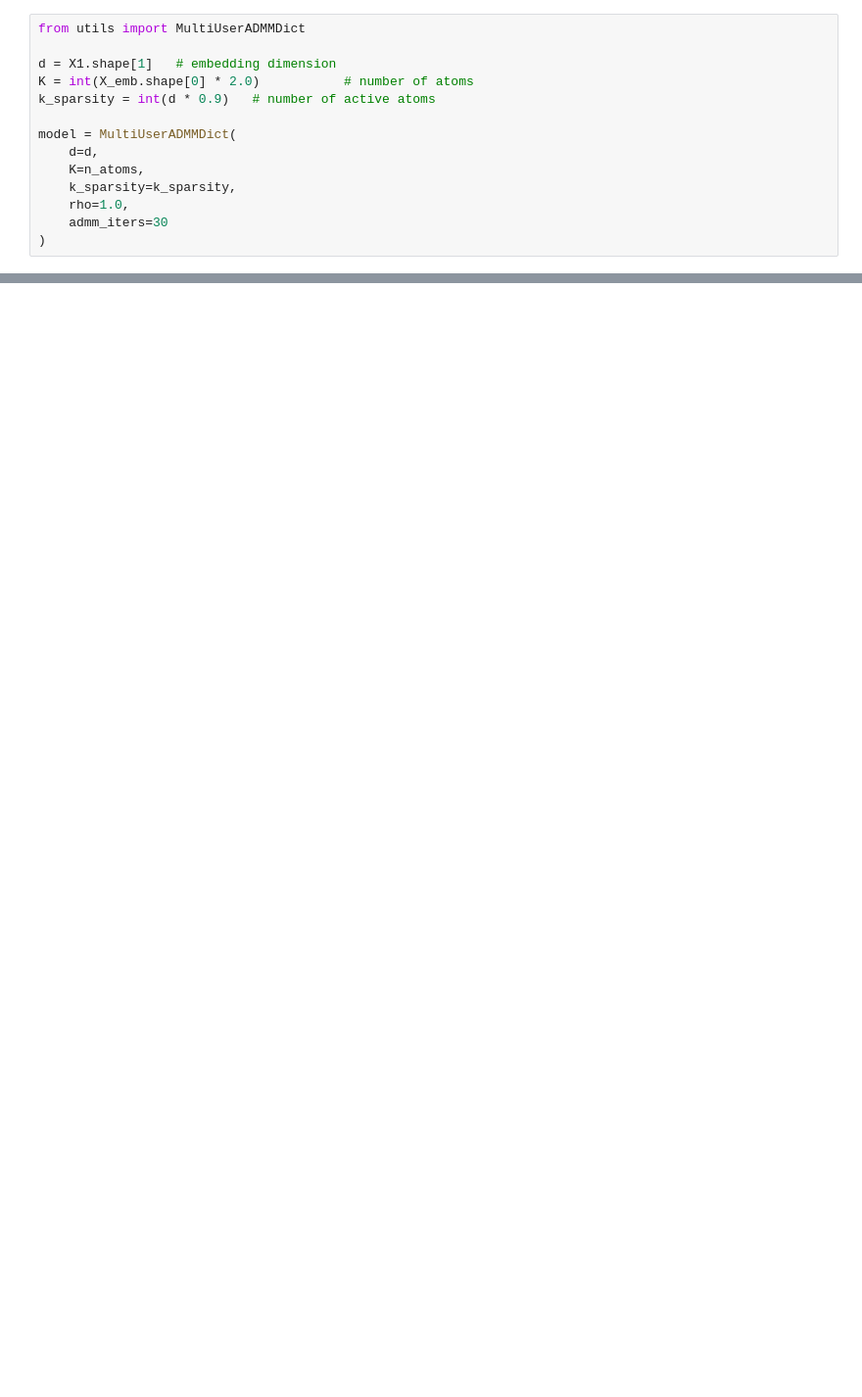
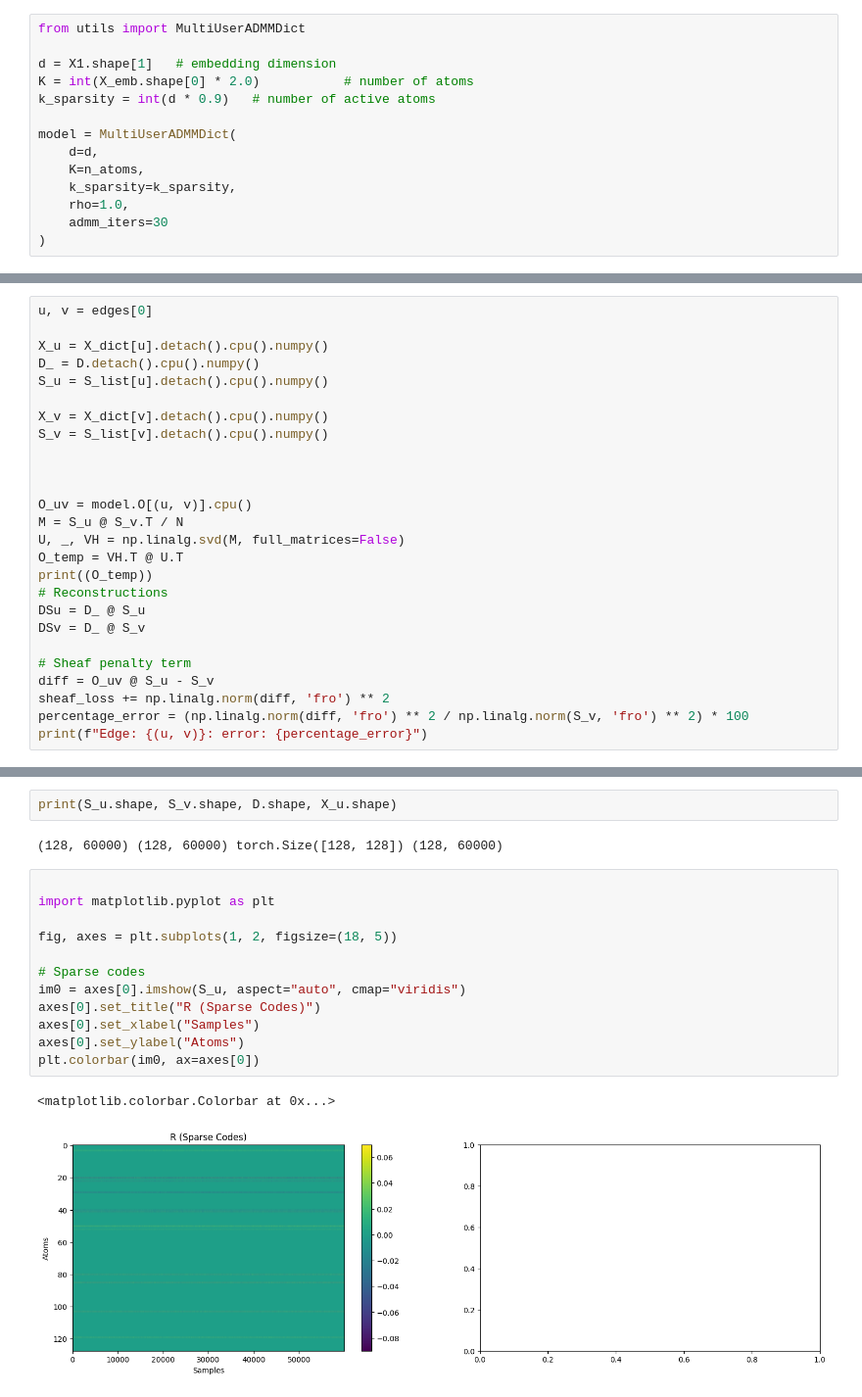
Before and after one commit to abdulmomen-ghalkha/SparseCoding, a Jupyter notebook: coding_note.ipynb, the cells around one changed output, grey strips where cells are left out. Shown at 98% size. Cells and saved outputs as stored; diff of their text form; blank space fills up the shorter version.

```diff
--- a/coding_note.ipynb
+++ b/coding_note.ipynb
@@ -390,0 +622,26 @@ Sparsity ratio: 0.0017
+# %%
+u, v = edges[0]
+
+X_u = X_dict[u].detach().cpu().numpy()
+D_ = D.detach().cpu().numpy()
+S_u = S_list[u].detach().cpu().numpy()
+
+X_v = X_dict[v].detach().cpu().numpy()
+S_v = S_list[v].detach().cpu().numpy()
+
+
+
+O_uv = model.O[(u, v)].cpu()
+M = S_u @ S_v.T / N
+U, _, VH = np.linalg.svd(M, full_matrices=False)
+O_temp = VH.T @ U.T
+print((O_temp))
+# Reconstructions
+DSu = D_ @ S_u
+DSv = D_ @ S_v
+
+# Sheaf penalty term
+diff = O_uv @ S_u - S_v
+sheaf_loss += np.linalg.norm(diff, 'fro') ** 2
+percentage_error = (np.linalg.norm(diff, 'fro') ** 2 / np.linalg.norm(S_v, 'fro') ** 2) * 100
+print(f"Edge: {(u, v)}: error: {percentage_error}")
@@ -390,0 +663,19 @@ Sparsity ratio: 0.0017
+# %%
+print(S_u.shape, S_v.shape, D.shape, X_u.shape)
+# %% [output]
+(128, 60000) (128, 60000) torch.Size([128, 128]) (128, 60000)
+# %%
+
+import matplotlib.pyplot as plt
+
+fig, axes = plt.subplots(1, 2, figsize=(18, 5))
+
+# Sparse codes
+im0 = axes[0].imshow(S_u, aspect="auto", cmap="viridis")
+axes[0].set_title("R (Sparse Codes)")
+axes[0].set_xlabel("Samples")
+axes[0].set_ylabel("Atoms")
+plt.colorbar(im0, ax=axes[0])
+# %% [output]
+<matplotlib.colorbar.Colorbar at 0x...>
+[figure, added]
```
Also changed, not shown: parts of 13 cells of this notebook, 1 other file.
